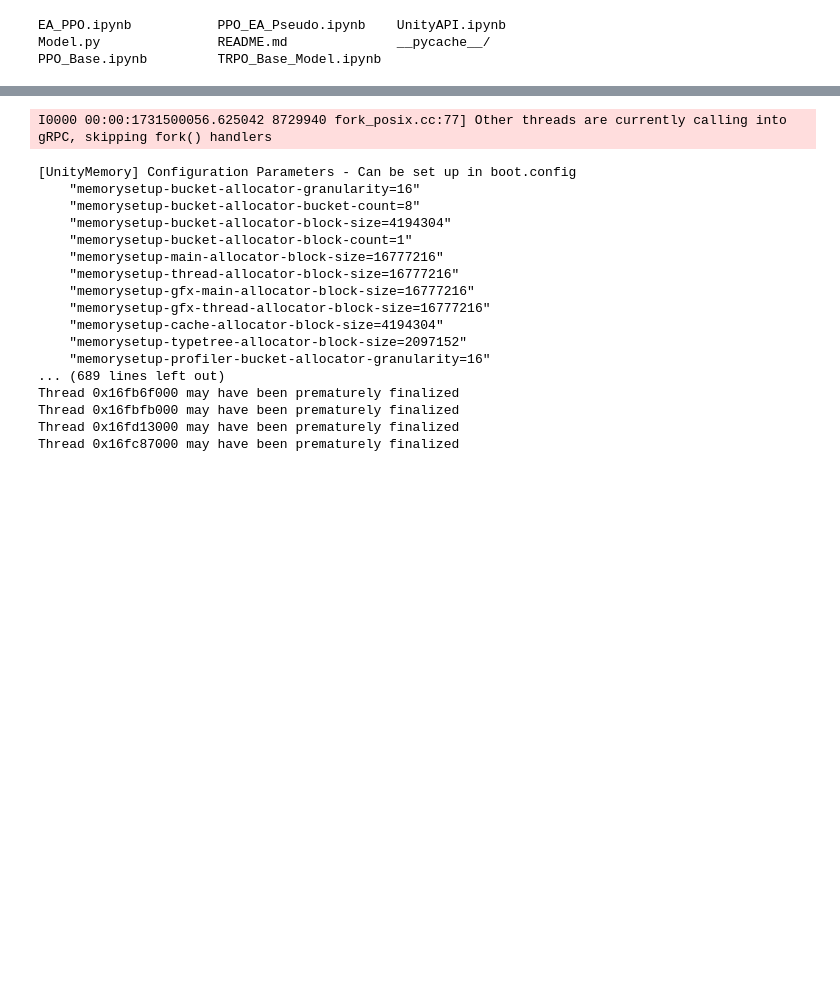
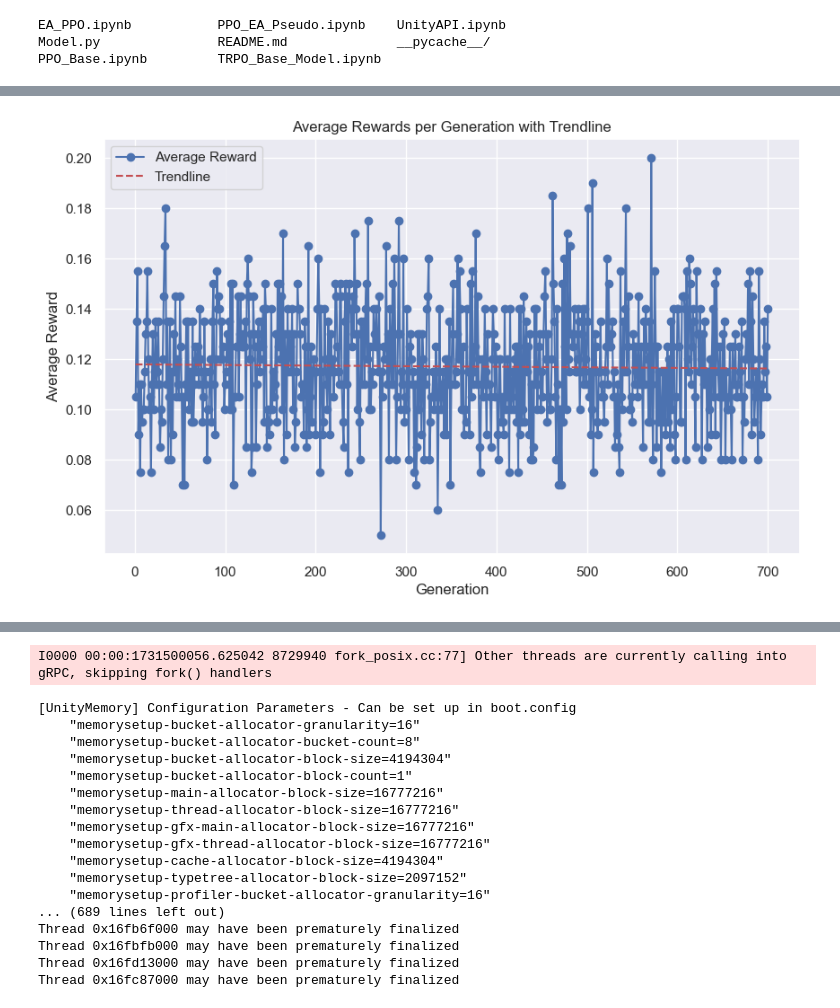
Before and after one commit to AbaDragon47/SoftEvo, a Jupyter notebook: UnityAPI.ipynb, the cells around one changed output, grey strips where cells are left out. Cells and saved outputs as stored; diff of their text form; code cells hidden in the pictures; blank space fills up the shorter version.

```diff
--- a/UnityAPI.ipynb
+++ b/UnityAPI.ipynb
@@ -530,3 +552,22 @@ Generation 39 | Episode 160 | Avg Reward 0.1
+# %%
+x = np.arange(1, len(avg_rewards_per_generation) + 1)
+trendline_coefficients = np.polyfit(x, avg_rewards_per_generation, 1)
+trendline = np.polyval(trendline_coefficients, x)
+
+# Plotting the line graph with the trendline
+sns.set(style="darkgrid")
+plt.figure(figsize=(10, 6))
+plt.plot(x, avg_rewards_per_generation, marker='o', color='b', label='Average Reward')
+plt.plot(x, trendline, color='r', linestyle='--', label='Trendline')  # Adding the trendline
+
+# Labels and title
+plt.xlabel('Generation')
+plt.ylabel('Average Reward')
+plt.title('Average Rewards per Generation with Trendline')
+plt.legend()
+plt.show()
+# %% [output]
+[figure, added]
 # %%
 env.reset()  # Reset environment before starting
 max_reward = -float('inf')  # Initialize max reward to very low
```
Also changed, not shown: parts of 4 cells of this notebook, 2 other files.
